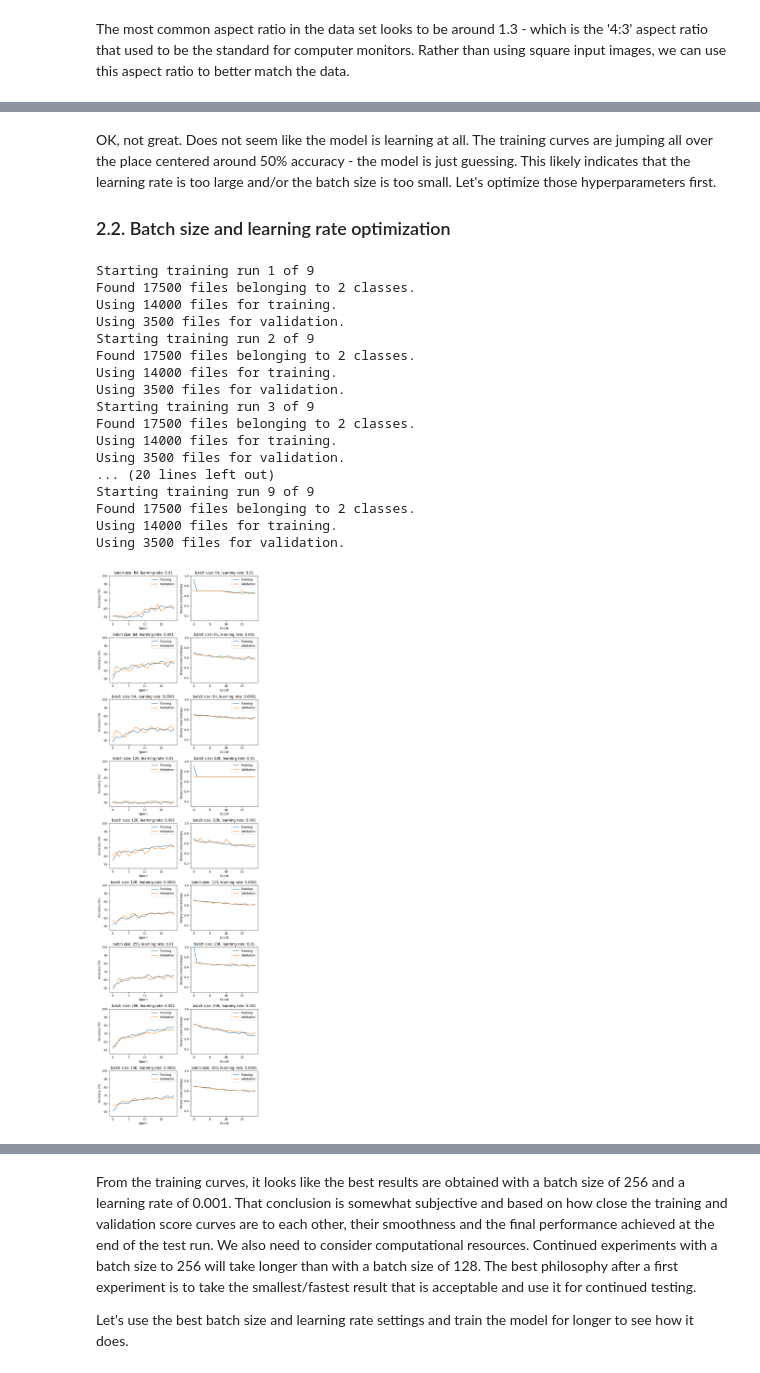
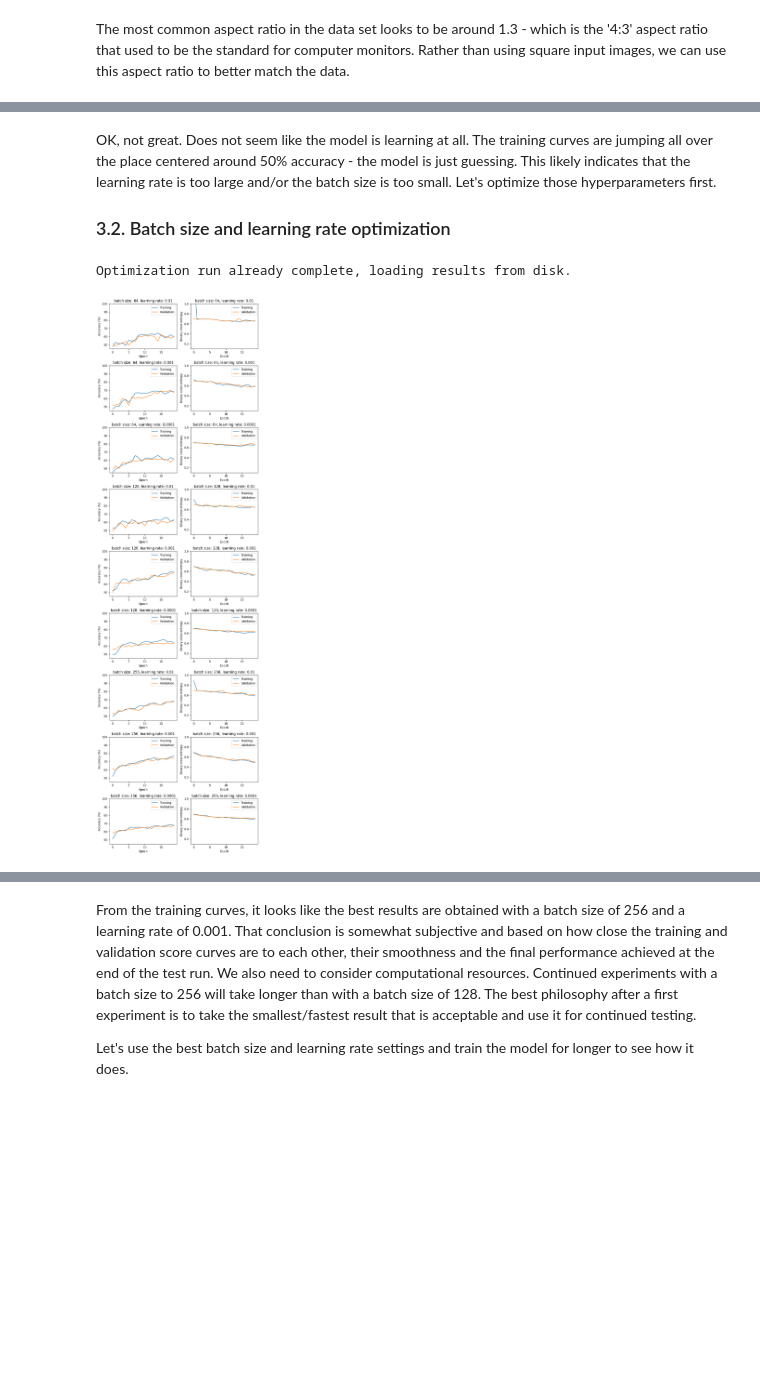
Before and after one commit to 4GeeksAcademy/gperdrizet-image-classification, a Jupyter notebook: src/solution.ipynb, the cells around one changed output, grey strips where cells are left out. Drawn from its saved outputs; the diff is of its cells as text; code cells hidden in the pictures; blank space fills up the shorter version.

```diff
--- a/src/solution.ipynb
+++ b/src/solution.ipynb
@@ -232,54 +213,38 @@ Wall time: 17.2 s
 # %% [markdown]
 OK, not great. Does not seem like the model is learning at all. The training curves are jumping all over the place centered around 50% accuracy - the model is just guessing. This likely indicates that the learning rate is too large and/or the batch size is too small. Let's optimize those hyperparameters first.
 
-### 2.2. Batch size and learning rate optimization
+### 3.2. Batch size and learning rate optimization
 # %%
 %%time
 
 # Define hyperparameters
 hyperparameters={
     'batch_sizes': [64, 128, 256],
     'learning_rates': [0.01, 0.001, 0.0001],
     'image_widths': [64],
     'aspect_ratio': 4/3,
     'epochs': 20
 }
 
 # Train the model with each set of hyperparameters
 hyperparameter_optimization_results=hyperparameter_optimization_run(
     training_data_path,
     **hyperparameters
 )
 
 # Specify which hyperparameters to include in the plot labels
 plot_labels=['batch_sizes', 'learning_rates']
 
 # Plot the learning curves
 plot_hyperparameter_optimization_run(
     hyperparameter_optimization_results,
     hyperparameters,
     plot_labels,
-    accuracy_ylims=[45,100],
-    entropy_ylims=[0.1,1.0]
+    accuracy_ylims=[45,80],
+    entropy_ylims=[0.4,0.8]
 ).show()
 
 print()
 # %% [output]
-Starting training run 1 of 9
-Found 17500 files belonging to 2 classes.
-Using 14000 files for training.
-Using 3500 files for validation.
-Starting training run 2 of 9
-Found 17500 files belonging to 2 classes.
-Using 14000 files for training.
-Using 3500 files for validation.
-Starting training run 3 of 9
-Found 17500 files belonging to 2 classes.
-Using 14000 files for training.
-Using 3500 files for validation.
-... (20 lines left out)
-Starting training run 9 of 9
-Found 17500 files belonging to 2 classes.
-Using 14000 files for training.
-Using 3500 files for validation.
+Optimization run already complete, loading results from disk.
-[figure, old version]
+[figure, new version]
```
Also changed, not shown: parts of 25 cells of this notebook.
